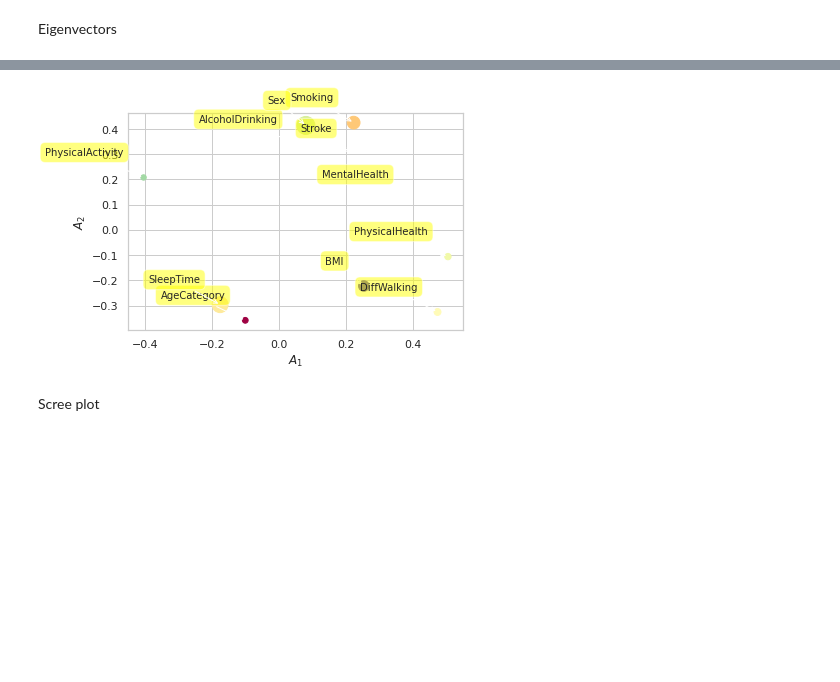
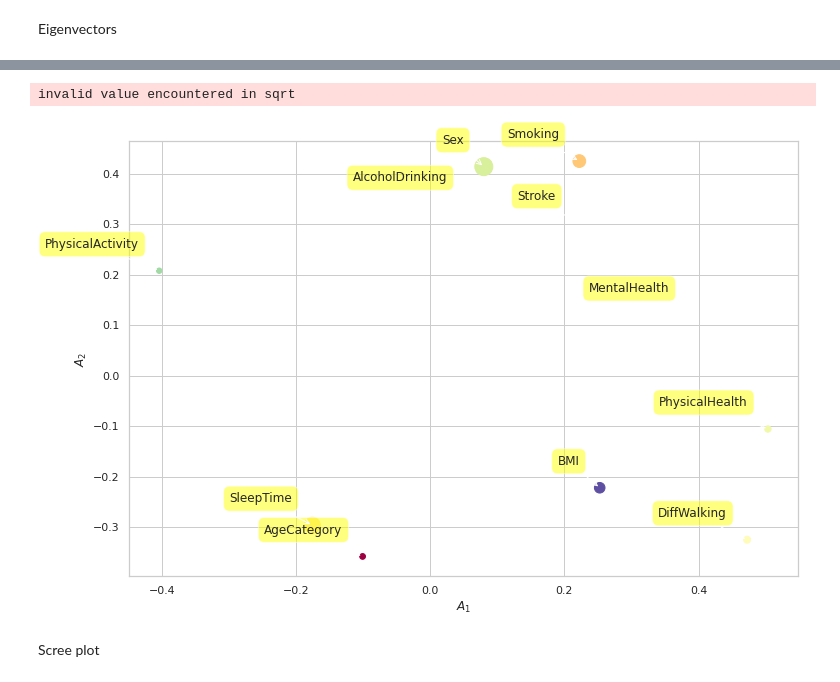
Before and after one commit to jpmaldonadoc/Project-6220, a Jupyter notebook: 6220_Project.ipynb, the cells around one changed output, grey strips where cells are left out. Drawn from its saved outputs; the diff is of its cells as text; code cells hidden in the pictures; blank space fills up the shorter version.

```diff
--- a/6220_Project.ipynb
+++ b/6220_Project.ipynb
@@ -280,4 +282,5 @@ plt.xlabel('$A_1$')
 plt.ylabel('$A_2$')
 for label, x, y in zip(variables, A[:, 0], A[:, 1]):
   plt.annotate(label, xy=(x, y), xytext=(-2, 2), textcoords='offset points', ha='right', va='bottom')
+  plt.gcf().set_size_inches(12, 8)
 # %% [output]
@@ -285,15 +288,17 @@ for label, x, y in zip(variables, A[:, 0], A[:, 1]):
 # %%
 plt.figure()
 plt.scatter(A[:, 0],A[:, 1], marker='o', c=A[:, 2], s=A[:, 3]*500, cmap=plt.get_cmap('Spectral'))
 plt.xlabel('$A_1$')
 plt.ylabel('$A_2$')
 for label, x, y in zip(variables,A[:, 0],A[:, 1]):
   plt.annotate(label,xy=(x, y), xytext=(-20, 20),
       textcoords='offset points', ha='right', va='bottom',
       bbox=dict(boxstyle='round,pad=0.5', fc='yellow', alpha=0.5),
       arrowprops=dict(arrowstyle = '->', connectionstyle='arc3,rad=0'))
+  plt.gcf().set_size_inches(12, 8)
 # %% [output]
+invalid value encountered in sqrt
-[figure, old version]
+[figure, new version]
 # %% [markdown]
 Scree plot
 # %%
```
Also changed, not shown: parts of 21 cells of this notebook.
